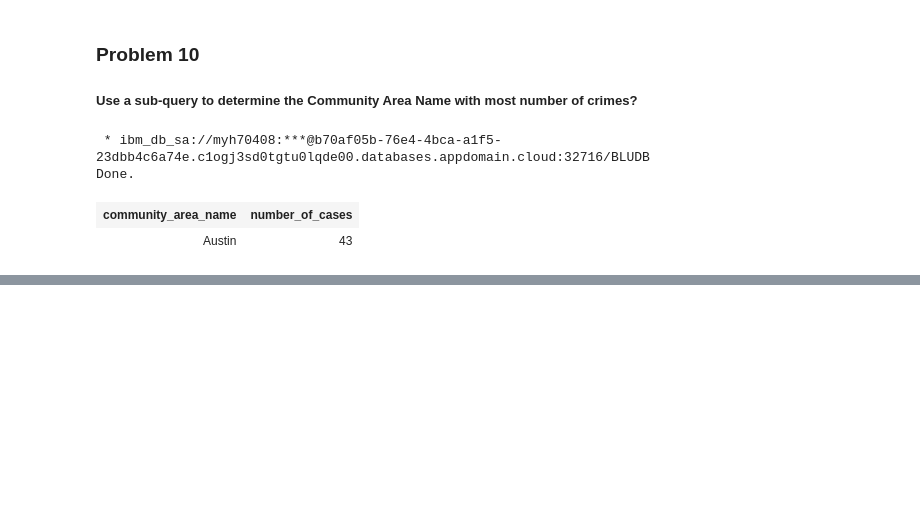
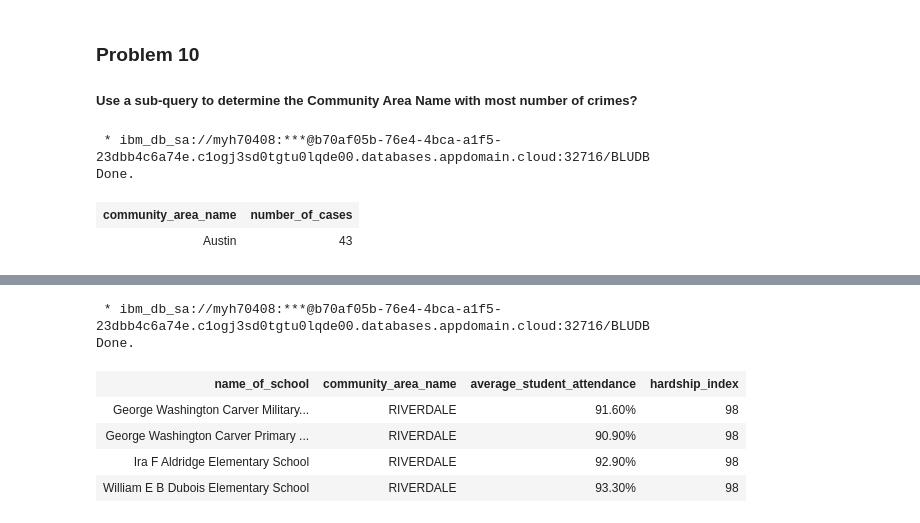
Before and after one commit to fazerydevs/SQL-for-DataScience-with-Python, a Jupyter notebook: Notebook.ipynb, the cells around one changed output, grey strips where cells are left out. Saved outputs shown, nothing was run; the diff lists cells and outputs as text; code cells hidden in the pictures; blank space fills up the shorter version.

```diff
--- a/Notebook.ipynb
+++ b/Notebook.ipynb
@@ -305,0 +374,15 @@ Done.
+# %%
+%%sql
+select C.NAME_OF_SCHOOL, C.COMMUNITY_AREA_NAME, C.AVERAGE_STUDENT_ATTENDANCE, S.HARDSHIP_INDEX
+from CHICAGO_PUBLIC_SCHOOLS as C
+RIGHT JOIN CHICAGO_CENSUS_DATA as S
+on C.COMMUNITY_AREA_NUMBER = S.COMMUNITY_AREA_NUMBER
+where S.HARDSHIP_INDEX = 98;
+# %% [output]
+ * ibm_db_sa://myh70408:***@b70af05b-76e4-4bca-a1f5-23dbb4c6a74e.c1ogj3sd0tgtu0lqde00.databases.appdomain.cloud:32716/BLUDB
+Done.
+| name_of_school | community_area_name | average_student_attendance | hardship_index |
+| George Washington Carver Military... | RIVERDALE | 91.60% | 98 |
+| George Washington Carver Primary ... | RIVERDALE | 90.90% | 98 |
+| Ira F Aldridge Elementary School | RIVERDALE | 92.90% | 98 |
+| William E B Dubois Elementary School | RIVERDALE | 93.30% | 98 |
```
Also changed, not shown: parts of 16 cells of this notebook.
